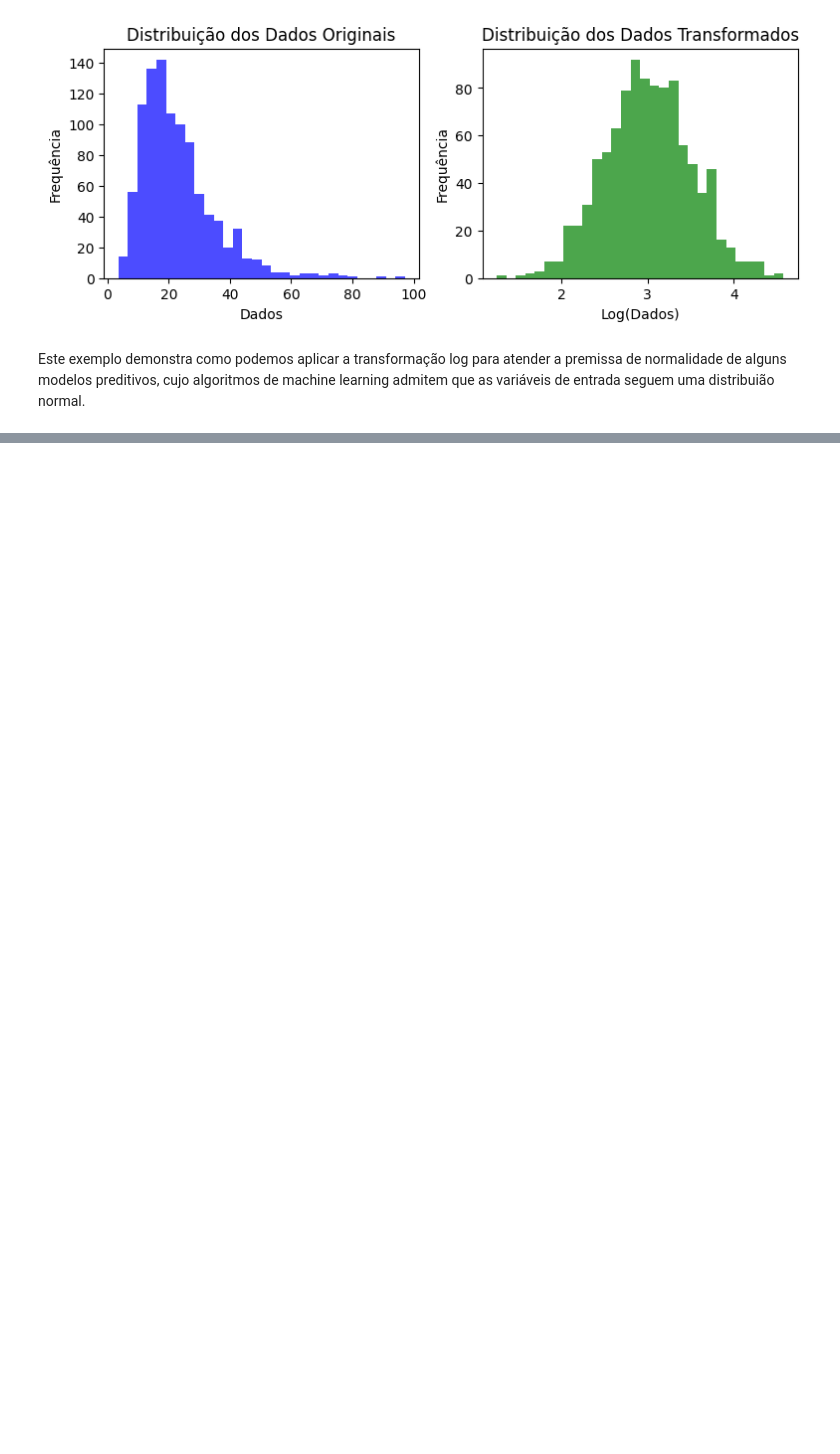
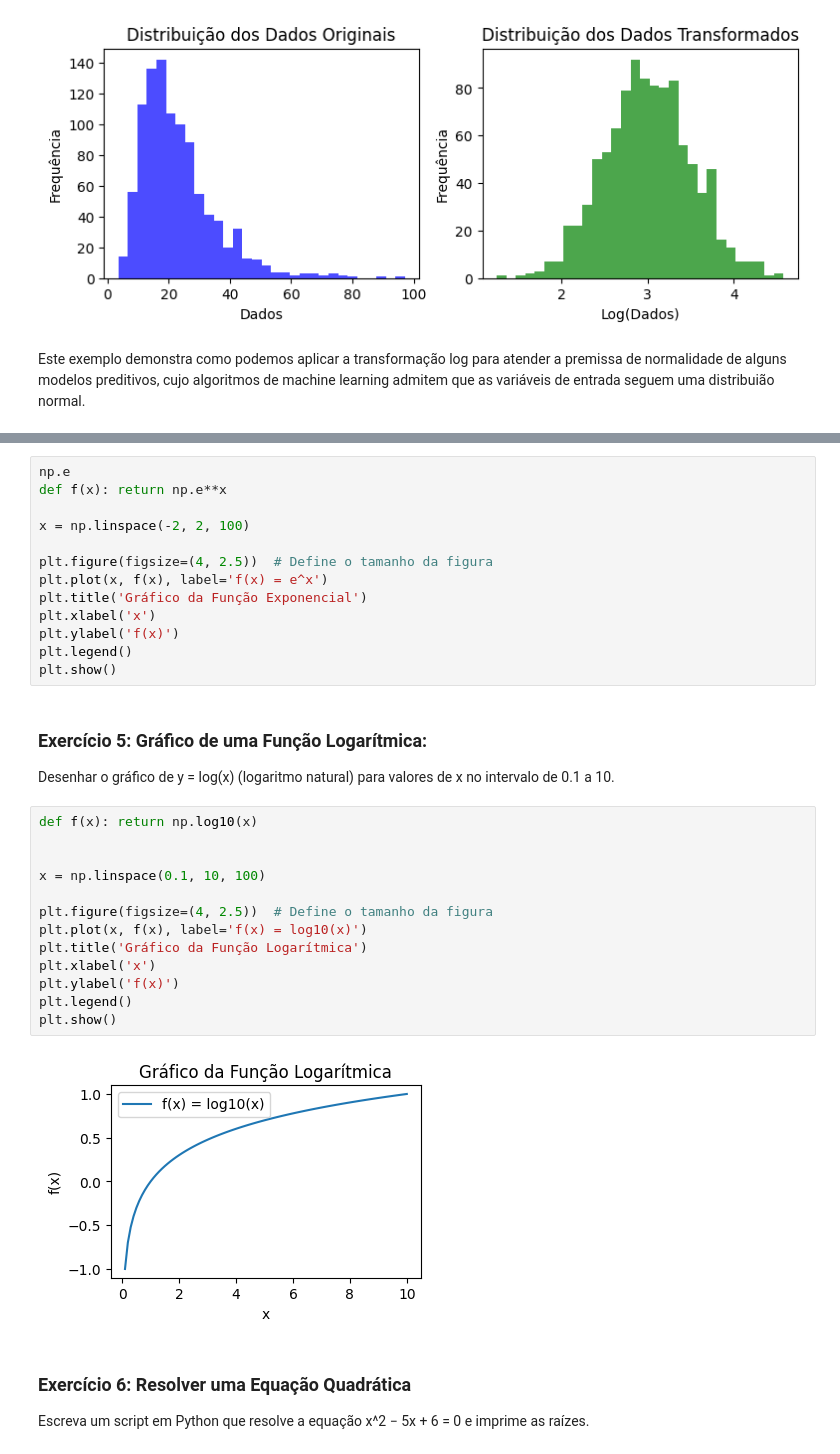
Before and after one commit to prisciladalepiane/machine-learning, a Jupyter notebook: projetos/matematica-estatistica-aplicada/conceitos/02-Funcoes-e-Logaritmos.ipynb, the cells around one changed output, grey strips where cells are left out. Drawn from its saved outputs; the diff is of its cells as text; blank space fills up the shorter version.

```diff
--- a/projetos/matematica-estatistica-aplicada/conceitos/02-Funcoes-e-Logaritmos.ipynb
+++ b/projetos/matematica-estatistica-aplicada/conceitos/02-Funcoes-e-Logaritmos.ipynb
@@ -318,0 +393,36 @@ Este exemplo demonstra como podemos aplicar a transformação log para atender a
+# %%
+np.e
+def f(x): return np.e**x
+
+x = np.linspace(-2, 2, 100)
+
+plt.figure(figsize=(4, 2.5))  # Define o tamanho da figura
+plt.plot(x, f(x), label='f(x) = e^x')
+plt.title('Gráfico da Função Exponencial')
+plt.xlabel('x')
+plt.ylabel('f(x)')
+plt.legend()
+plt.show()
+# %% [markdown]
+### Exercício 5: Gráfico de uma Função Logarítmica:
+
+Desenhar o gráfico de y = log(x) (logaritmo natural) para valores de x no intervalo de 0.1 a 10.
+# %%
+def f(x): return np.log10(x)
+
+
+x = np.linspace(0.1, 10, 100)
+
+plt.figure(figsize=(4, 2.5))  # Define o tamanho da figura
+plt.plot(x, f(x), label='f(x) = log10(x)')
+plt.title('Gráfico da Função Logarítmica')
+plt.xlabel('x')
+plt.ylabel('f(x)')
+plt.legend()
+plt.show()
+# %% [output]
+[figure, added]
+# %% [markdown]
+### Exercício 6: Resolver uma Equação Quadrática
+
+Escreva um script em Python que resolve a equação x^2 − 5x + 6 = 0 e imprime as raízes.
```
Also changed, not shown: parts of 18 cells of this notebook, 1 other file.
